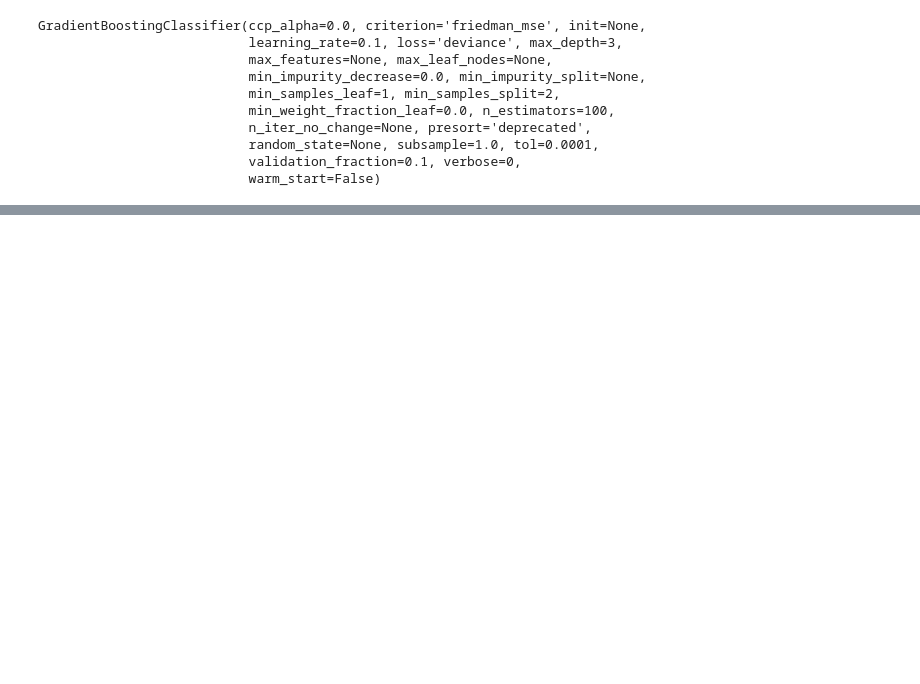
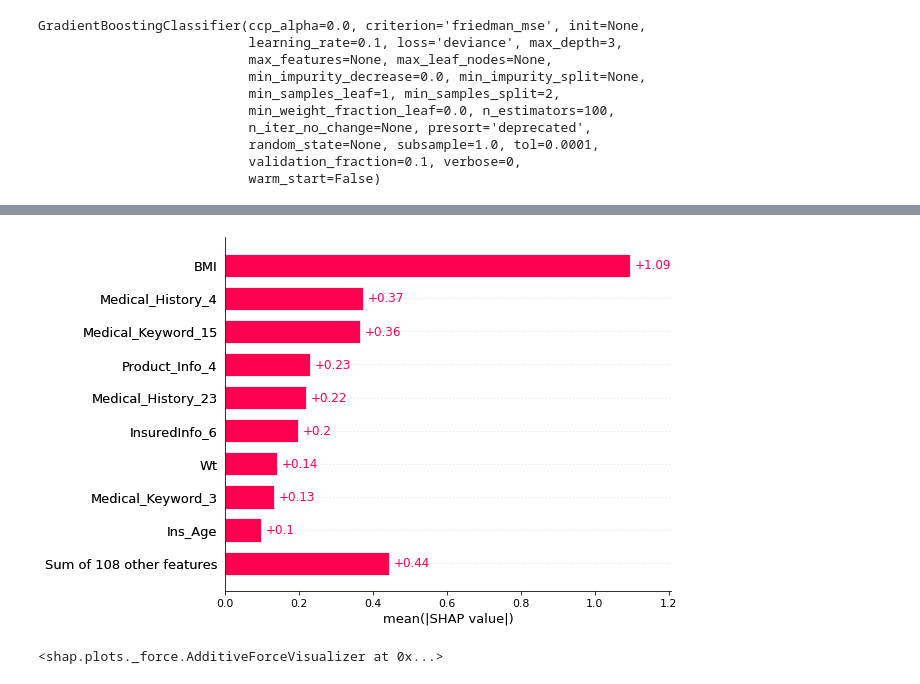
Before and after one commit to Rahul711sharma/Classification, a Jupyter notebook: Insurance_Decisioning.ipynb, the cells around one changed output, grey strips where cells are left out. Cells and saved outputs as stored; diff of their text form; code cells hidden in the pictures; blank space fills up the shorter version.

```diff
--- a/Insurance_Decisioning.ipynb
+++ b/Insurance_Decisioning.ipynb
@@ -636,0 +847,8 @@ accuracy_score(y_test,test_pred_gb)
+# %%
+shap.plots.bar(shap_value)
+# %% [output]
+[figure, added]
+# %%
+shap.plots.force(shap_value[0])
+# %% [output]
+<shap.plots._force.AdditiveForceVisualizer at 0x...>
```
Also changed, not shown: parts of 50 cells of this notebook.
